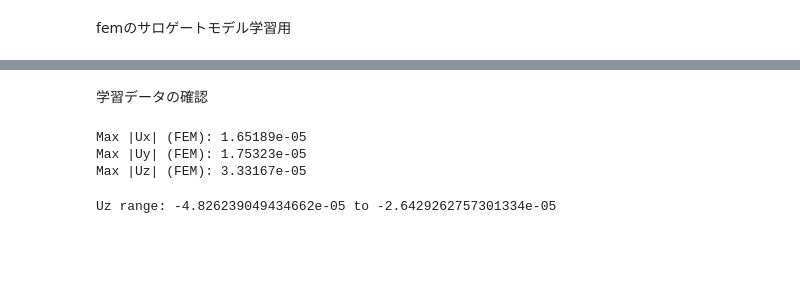
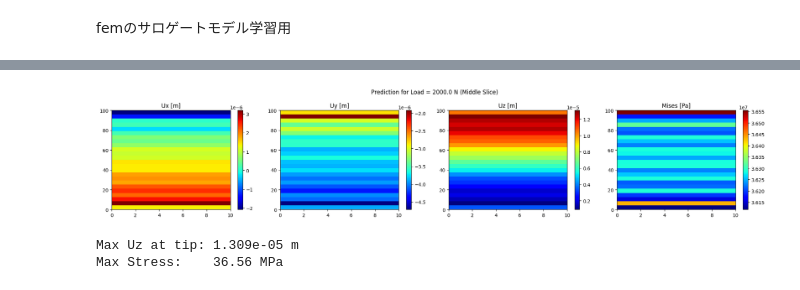
Before and after one commit to WOCae/R211, a Jupyter notebook: R211.ipynb, the cells around one changed output, grey strips where cells are left out. Drawn from its saved outputs; the diff is of its cells as text; code cells hidden in the pictures; blank space fills up the shorter version.

```diff
--- a/R211.ipynb
+++ b/R211.ipynb
@@ -709,20 +281,53 @@ Max von Mises: 23.595 MPa
-# %% [markdown]
-学習データの確認
-# %%
-import pyvista as pv
-import numpy as np
-
-mesh = pv.read(vtu_files[11])  # 例として最初のケース
-disp = mesh.point_data["Displacement"]  # (N,3)
-
-print("Max |Ux| (FEM):", np.max(np.abs(disp[:, 0])))
-print("Max |Uy| (FEM):", np.max(np.abs(disp[:, 1])))
-print("Max |Uz| (FEM):", np.max(np.abs(disp[:, 2])))
-# %% [output]
-Max |Ux| (FEM): 1.65189e-05
-Max |Uy| (FEM): 1.75323e-05
-Max |Uz| (FEM): 3.33167e-05
-# %%
-print("Uz range:", np.min(uz_pred), "to", np.max(uz_pred))
-# %% [output]
-Uz range: -4.826239049434662e-05 to -2.6429262757301334e-05
+# %%
+# --- 任意荷重での推論 ---
+
+# 1. 共通関数でマスク生成（手動定義不要！）
+geo_mask, fix_mask, load_mask = create_geometry_masks(Config.nx, Config.ny, Config.nz)
+
+# 2. 任意の荷重値を設定
+any_load_N = 2000.0  # テストしたい荷重値 [N]
+load_norm_val = any_load_N / Config.NORM_LOAD
+val_channel = np.full_like(geo_mask, load_norm_val, dtype=np.float32)
+
+# 3. 入力テンソル作成
+inp_np = np.stack([geo_mask, fix_mask, load_mask, val_channel], axis=-1) # (nx, ny, nz, 4)
+inp_torch = torch.from_numpy(inp_np).unsqueeze(0).to(Config.device)      # (1, nx, ny, nz, 4)
+
+# 4. 推論実行
+model.eval()
+with torch.no_grad():
+    pred = model(inp_torch)
+
+# 5. 結果取り出し & 物理量復元
+pred_np = pred.squeeze(0).cpu().numpy()
+ux = pred_np[..., 0] * Config.scales['disp']
+uy = pred_np[..., 1] * Config.scales['disp']
+uz = pred_np[..., 2] * Config.scales['disp']
+ms = pred_np[..., 3] * Config.scales['stress']
+
+# --- 以下、可視化コード ---
+y_mid = Config.ny // 2
+fig, axes = plt.subplots(1, 4, figsize=(20, 4))
+fig.suptitle(f"Prediction for Load = {any_load_N} N (Middle Slice)")
+
+extent = [Config.x_range[0], Config.x_range[1], Config.z_range[0], Config.z_range[1]]
+props = [ux, uy, uz, ms]
+titles = ["Ux [m]", "Uy [m]", "Uz [m]", "Mises [Pa]"]
+
+for i, (data, title) in enumerate(zip(props, titles)):
+    # Y中央スライス (nx, nz) を表示 ※転置して (z, x) 表示にするかはお好みで
+    im = axes[i].imshow(data[:, y_mid, :].T, origin='lower', cmap='jet',
+                        extent=extent, aspect='auto')
+    axes[i].set_title(title)
+    plt.colorbar(im, ax=axes[i])
+
+plt.tight_layout()
+plt.show()
+
+# 荷重点の値チェック
+print(f"Max Uz at tip: {np.max(uz):.3e} m")
+print(f"Max Stress:    {np.max(ms)/1e6:.2f} MPa")
+# %% [output]
+[figure, added]
+Max Uz at tip: 1.309e-05 m
+Max Stress:    36.56 MPa
```
Also changed, not shown: parts of 17 cells of this notebook.
